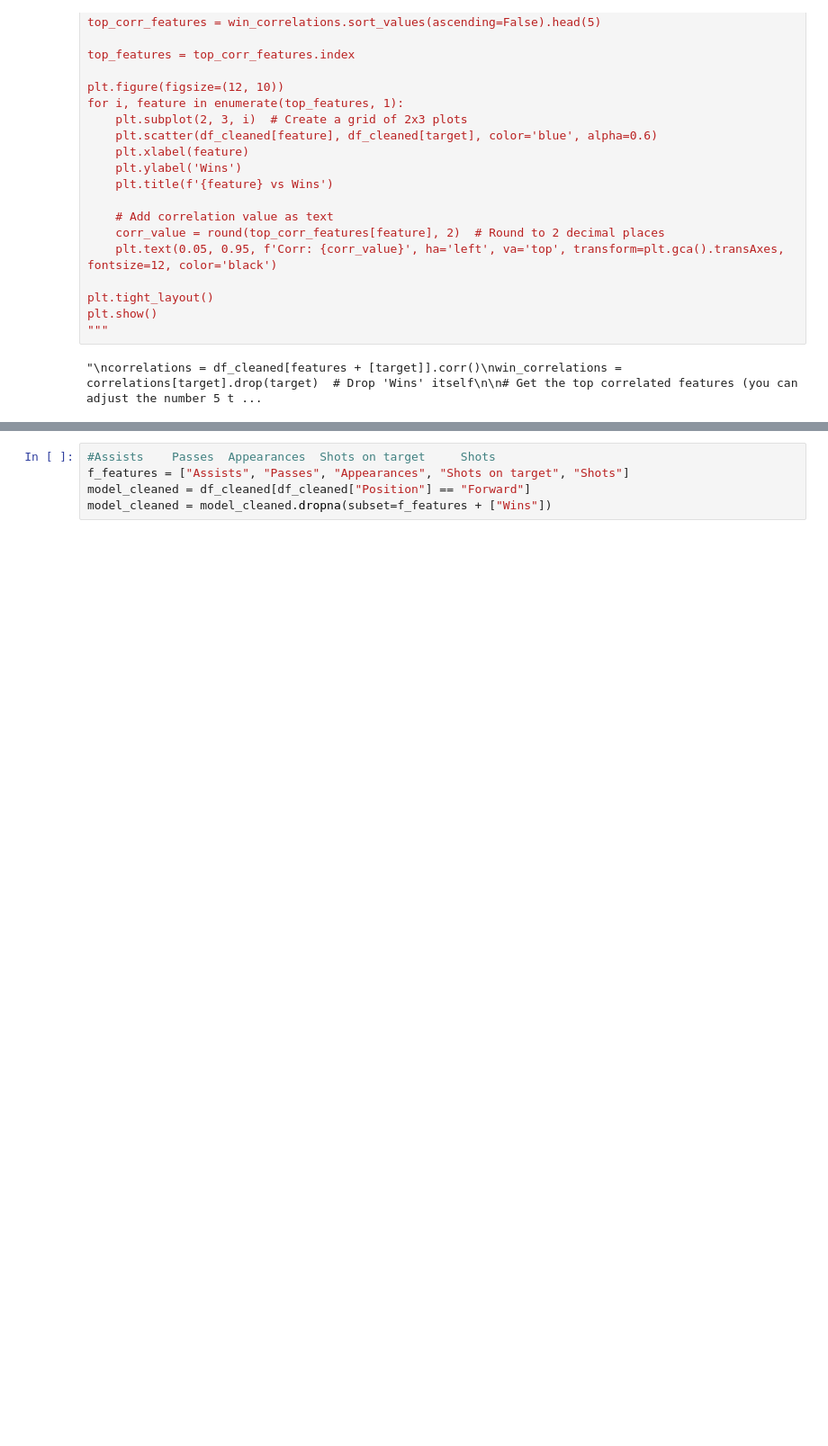
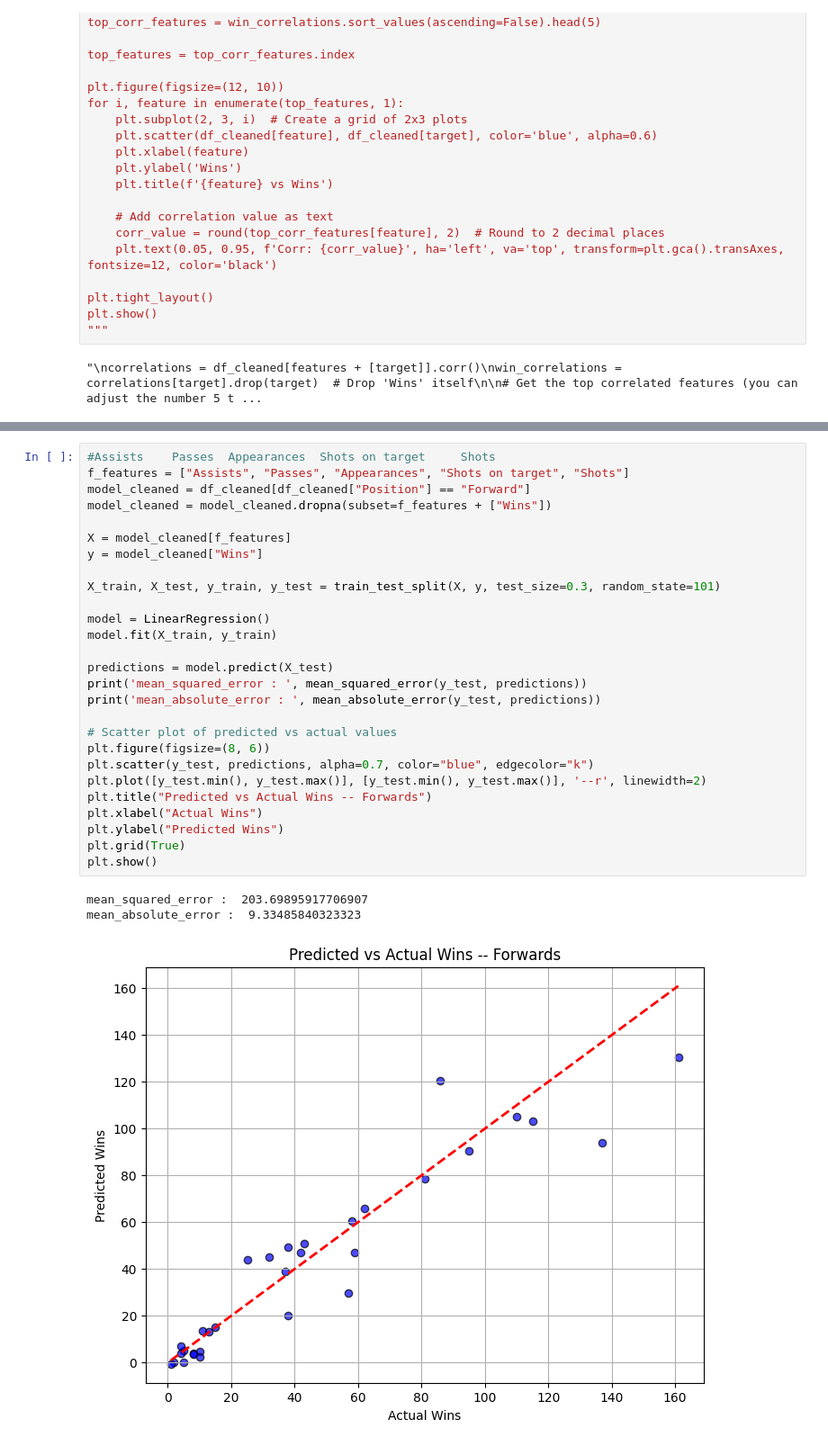
Before and after one commit to magriffy/Portfolio_Data_Analytics, a Jupyter notebook: soccer/analysis.ipynb, the cells around one changed output, grey strips where cells are left out. Shown at 90% size. Saved outputs shown, nothing was run; the diff lists cells and outputs as text; blank space fills up the shorter version.

Commit message:
Making middy model

```diff
--- a/soccer/analysis.ipynb
+++ b/soccer/analysis.ipynb
@@ -378,6 +380,32 @@ dtype: int64
 [figure]
-# %%
-#Assists    Passes  Appearances  Shots on target     Shots
-f_features = ["Assists", "Passes", "Appearances", "Shots on target", "Shots"]
-model_cleaned = df_cleaned[df_cleaned["Position"] == "Forward"]
-model_cleaned = model_cleaned.dropna(subset=f_features + ["Wins"])
+# %%
+#Assists    Passes  Appearances  Shots on target     Shots
+f_features = ["Assists", "Passes", "Appearances", "Shots on target", "Shots"]
+model_cleaned = df_cleaned[df_cleaned["Position"] == "Forward"]
+model_cleaned = model_cleaned.dropna(subset=f_features + ["Wins"])
+
+X = model_cleaned[f_features]
+y = model_cleaned["Wins"]
+
+X_train, X_test, y_train, y_test = train_test_split(X, y, test_size=0.3, random_state=101)
+
+model = LinearRegression()
+model.fit(X_train, y_train)
+
+predictions = model.predict(X_test)
+print('mean_squared_error : ', mean_squared_error(y_test, predictions))
+print('mean_absolute_error : ', mean_absolute_error(y_test, predictions))
+
+# Scatter plot of predicted vs actual values
+plt.figure(figsize=(8, 6))
+plt.scatter(y_test, predictions, alpha=0.7, color="blue", edgecolor="k")
+plt.plot([y_test.min(), y_test.max()], [y_test.min(), y_test.max()], '--r', linewidth=2)
+plt.title("Predicted vs Actual Wins -- Forwards")
+plt.xlabel("Actual Wins")
+plt.ylabel("Predicted Wins")
+plt.grid(True)
+plt.show()
+# %% [output]
+mean_squared_error :  203.69895917706907
+mean_absolute_error :  9.33485840323323
+[figure, added]
```
Also changed, not shown: parts of 2 cells of this notebook.
